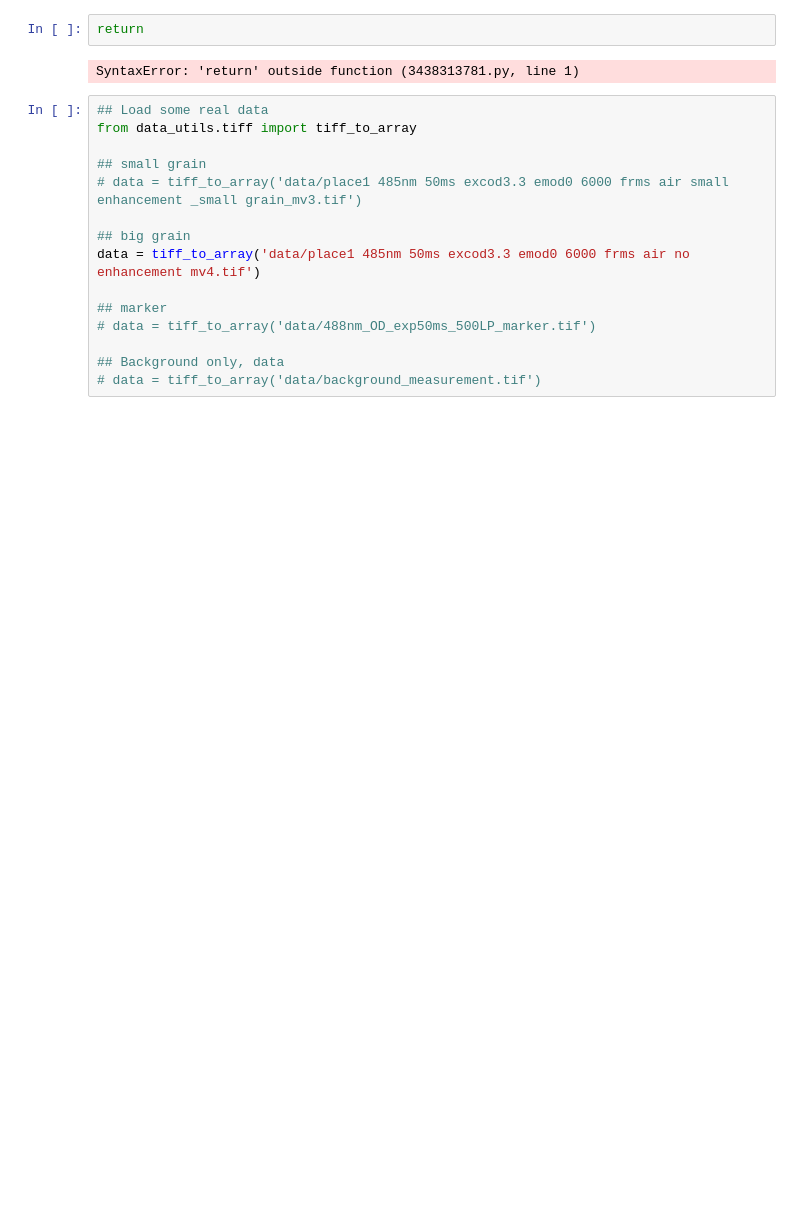
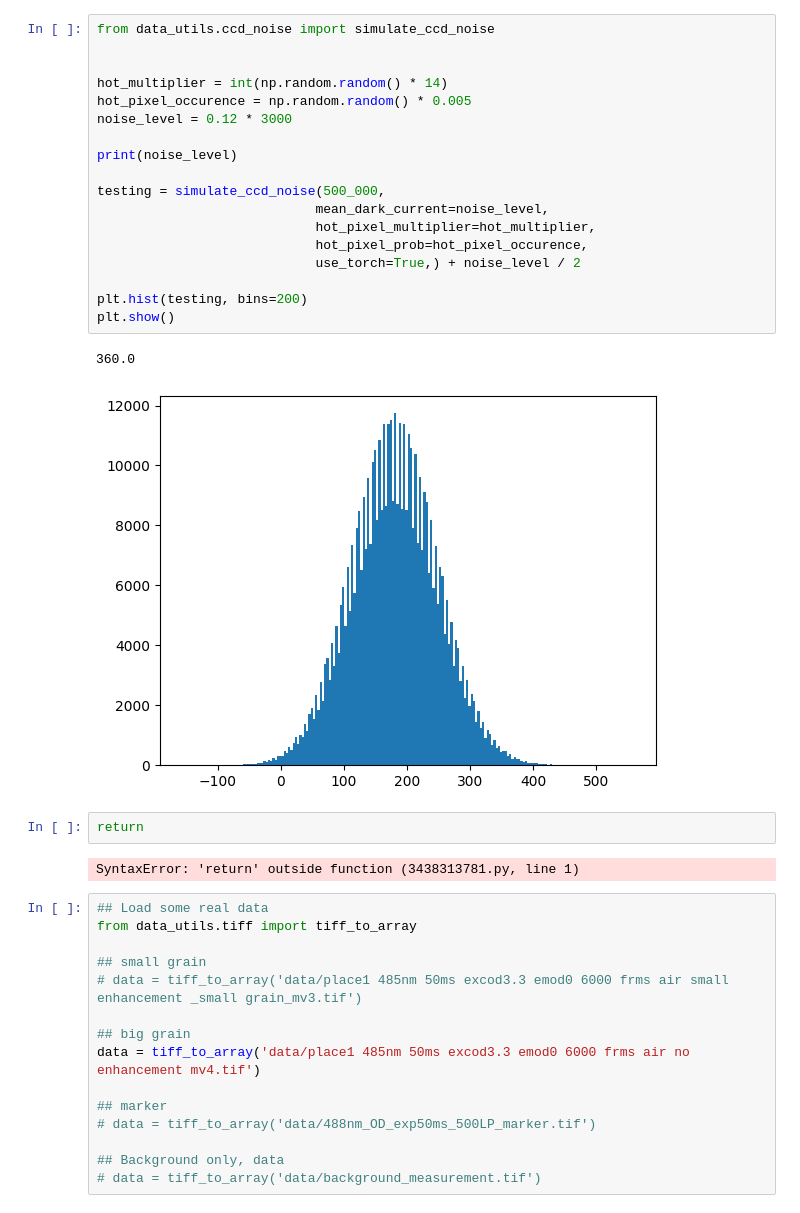
Before and after one commit to ArneVerheyden/CLIM-DL, a Jupyter notebook: model_test.ipynb, the cells around one changed output. Drawn from its saved outputs; the diff is of its cells as text; blank space fills up the shorter version.

```diff
--- a/model_test.ipynb
+++ b/model_test.ipynb
@@ -191,3 +195,24 @@ Mean: 130
+# %%
+from data_utils.ccd_noise import simulate_ccd_noise
+
+
+hot_multiplier = int(np.random.random() * 14)
+hot_pixel_occurence = np.random.random() * 0.005
+noise_level = 0.12 * 3000
+
+print(noise_level)
+
+testing = simulate_ccd_noise(500_000,
+                            mean_dark_current=noise_level,
+                            hot_pixel_multiplier=hot_multiplier,
+                            hot_pixel_prob=hot_pixel_occurence,
+                            use_torch=True,) + noise_level / 2
+
+plt.hist(testing, bins=200)
+plt.show()
+# %% [output]
+360.0
+[figure, added]
 # %%
 return
 # %% [output]
```
Also changed, not shown: parts of 9 cells of this notebook, 3 other files.
